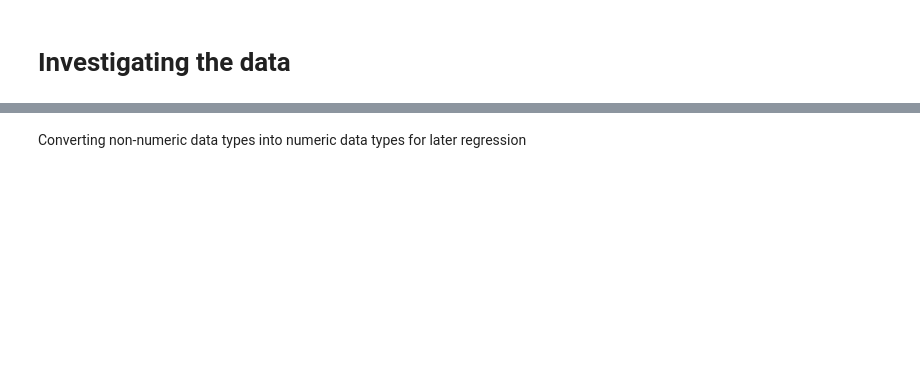
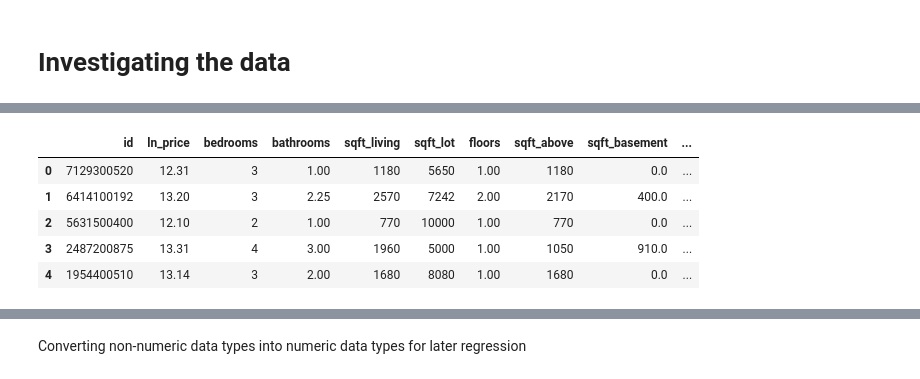
Before and after one commit to dermothethird/King_County_Housing_Project, a Jupyter notebook: Final Deliverable Notebook.ipynb, the cells around one changed output, grey strips where cells are left out. Cells and saved outputs as stored; diff of their text form; code cells hidden in the pictures; blank space fills up the shorter version.

```diff
--- a/Final Deliverable Notebook.ipynb
+++ b/Final Deliverable Notebook.ipynb
@@ -364,6 +719,13 @@ df.info()
 # %%
 #categorical data being handled in separate notebook - keeping only numeric data
-df1 = df.drop(df[['date', 'view', 'waterfront','condition','grade','zipcode','lat', 'long' ]], axis = 1)
+df1 = final_df.drop(df[['date', 'view', 'waterfront','condition','grade','zipcode','lat', 'long' ]], axis = 1)
 df1.head()
+# %% [output]
+|  | id | ln_price | bedrooms | bathrooms | sqft_living | sqft_lot | floors | sqft_above | sqft_basement | ... |
+| 0 | 7129300520 | 12.31 | 3 | 1.00 | 1180 | 5650 | 1.00 | 1180 | 0.0 | ... |
+| 1 | 6414100192 | 13.20 | 3 | 2.25 | 2570 | 7242 | 2.00 | 2170 | 400.0 | ... |
+| 2 | 5631500400 | 12.10 | 2 | 1.00 | 770 | 10000 | 1.00 | 770 | 0.0 | ... |
+| 3 | 2487200875 | 13.31 | 4 | 3.00 | 1960 | 5000 | 1.00 | 1050 | 910.0 | ... |
+| 4 | 1954400510 | 13.14 | 3 | 2.00 | 1680 | 8080 | 1.00 | 1680 | 0.0 | ... |
 # %%
 df1.shape
```
Also changed, not shown: parts of 178 cells of this notebook, 7 other files.
